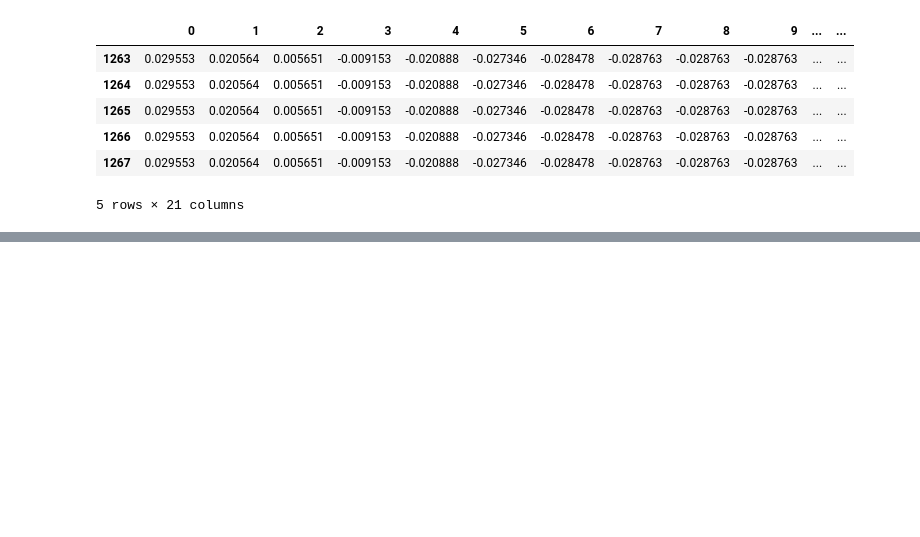
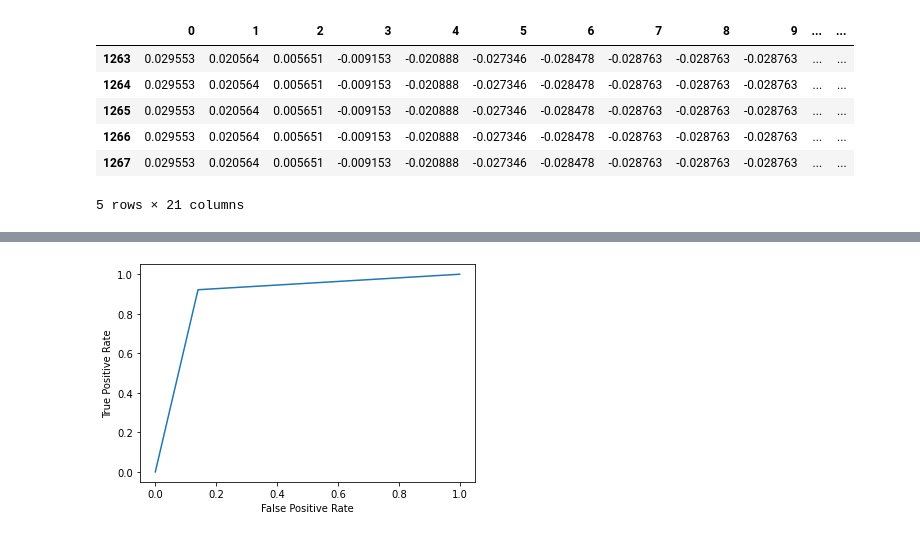
Before and after one commit to sipocz/pid_time_series, a Jupyter notebook: pid_NN_1.ipynb, the cells around one changed output, grey strips where cells are left out. Drawn from its saved outputs; the diff is of its cells as text; code cells hidden in the pictures; blank space fills up the shorter version.

```diff
--- a/pid_NN_1.ipynb
+++ b/pid_NN_1.ipynb
@@ -130,5 +139,5 @@ prediktorok=["0","1","2","3","4","5","6","7","8","9","10","11","12","13","14","1
 X_NN=df_all_normalized[prediktorok][:-100]  #
 y_NN=df_all_normalized["state"][:-100]
 # %%
-X_train,X_test,y_train,y_test=train_test_split(X_NN,y_NN,train_size=0.7,shuffle=False)
+X_train,X_test,y_train,y_test=train_test_split(X_NN,y_NN,train_size=0.7,shuffle=True)
 # %%
@@ -155,0 +186,5 @@ Epoch 317/1300
+# %%
+fpr, tpr, _ = roc_curve( y_pred_transform,y_test,pos_label=1)
+roc_display = RocCurveDisplay(fpr=fpr, tpr=tpr).plot()
+# %% [output]
+[figure, added]
```
Also changed, not shown: parts of 10 cells of this notebook.
